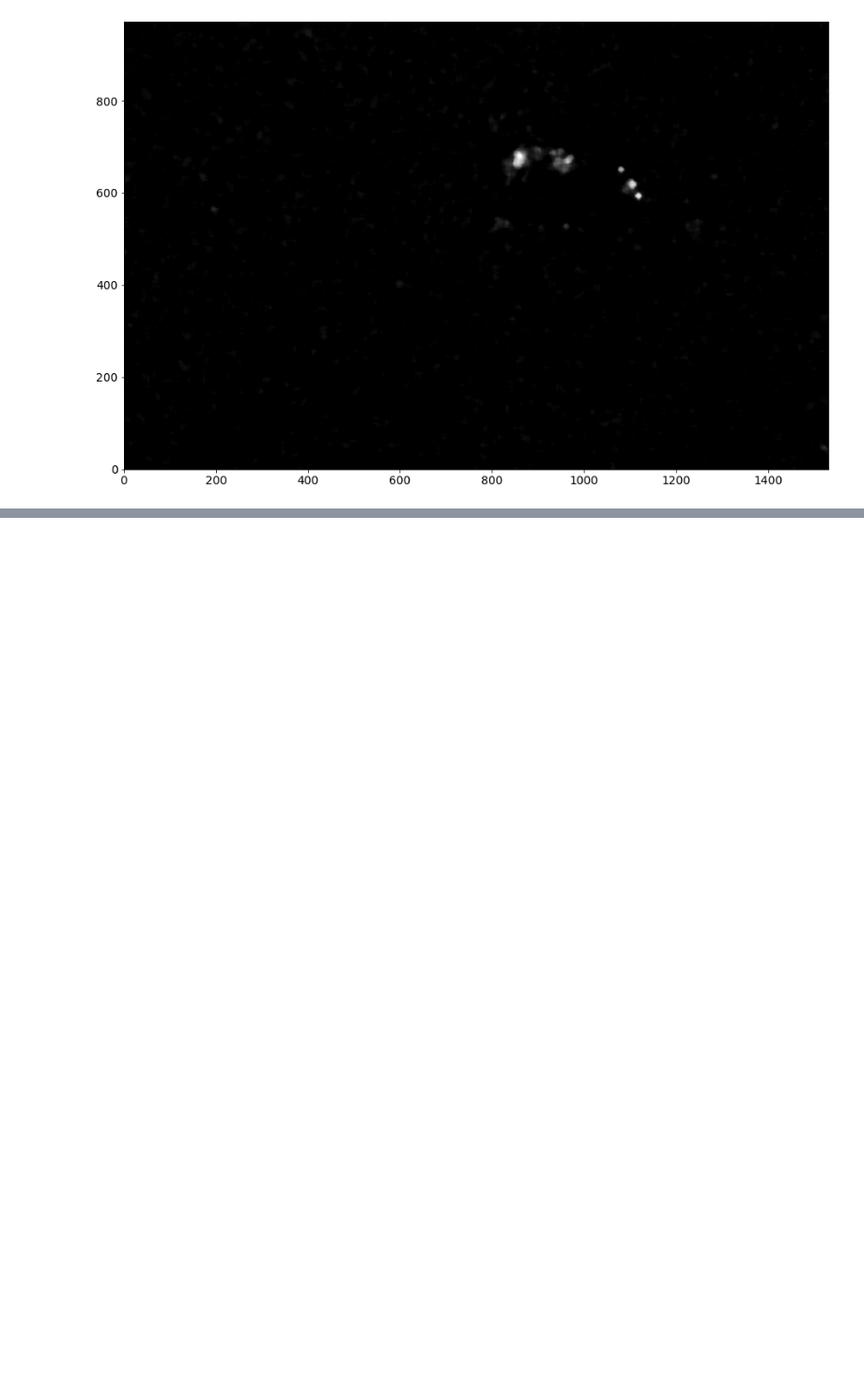
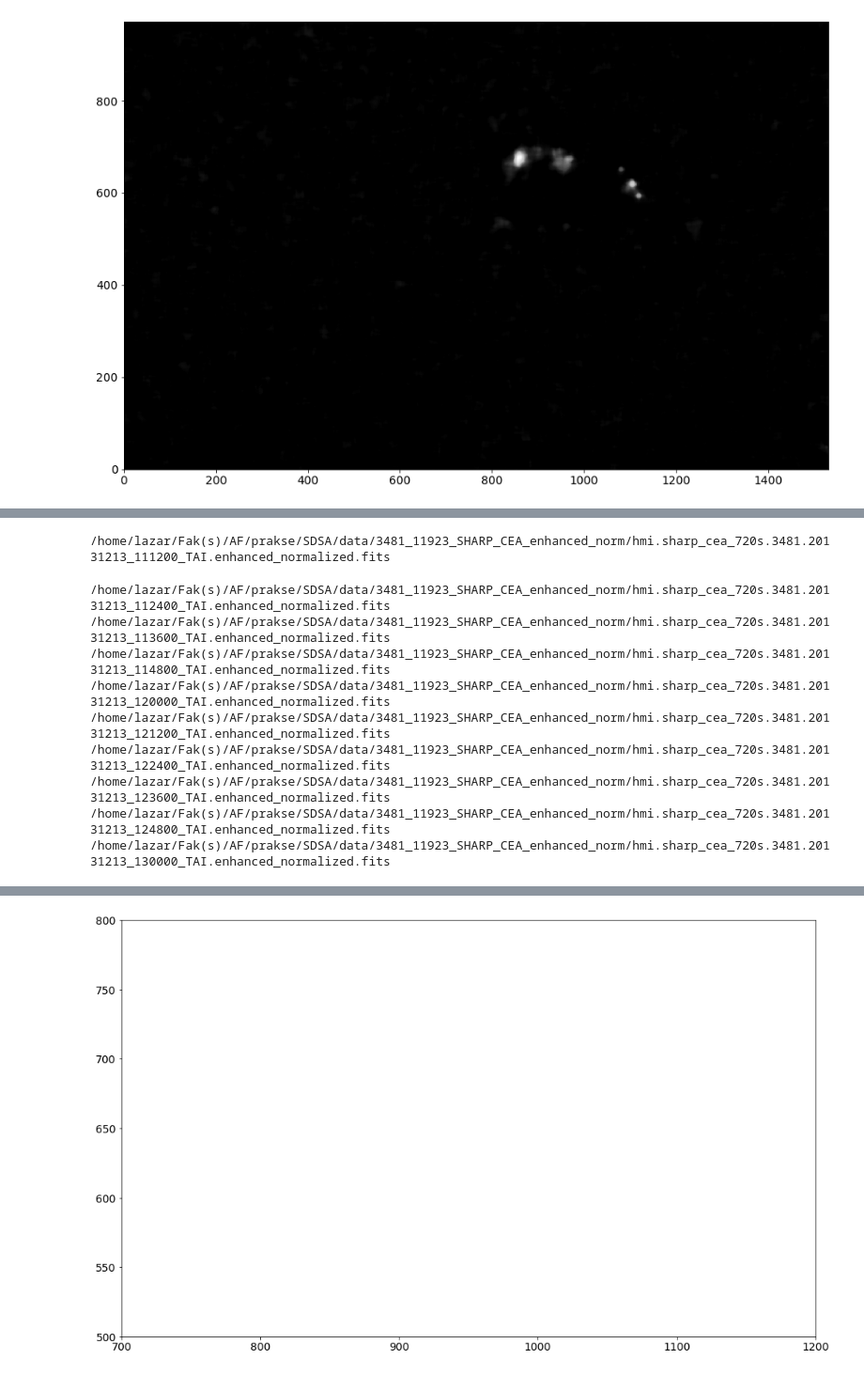
Before and after one commit to lzivadinovic/ondrejov_internship_2019, a Jupyter notebook: helper_testing_notebooks/stara_test.ipynb, the cells around one changed output, grey strips where cells are left out. Shown at 94% size. Saved outputs shown, nothing was run; the diff lists cells and outputs as text; code cells hidden in the pictures; blank space fills up the shorter version.

```diff
--- a/helper_testing_notebooks/stara_test.ipynb
+++ b/helper_testing_notebooks/stara_test.ipynb
@@ -163,0 +182,31 @@ plt.show()
+# %%
+from celluloid import Camera
+fig, ax = plt.subplots()
+camera = Camera(fig)
+ax.set_xlim([700, 1200])
+ax.set_ylim([500, 800])
+
+for i in range(600,610):
+    print(cont_list[i])
+    mapa = sunpy.map.Map(cont_list[i])
+    segments, labelz = detekt_shit(mapa, sqr=8, dsk=20)
+    plt.imshow(mapa.data, origin='lower',cmap='gray')
+    #mapa.plot()
+    ax.contour(segments, levels=0)
+    camera.snap()
+
+animation = camera.animate(interval=300)
+#uncomment this for live preview in jupyter notebook
+from IPython.display import HTML
+HTML(animation.to_html5_video())
+# %% [output]
+/home/lazar/Fak(s)/AF/prakse/SDSA/data/3481_11923_SHARP_CEA_enhanced_norm/hmi.sharp_cea_720s.3481.20131213_111200_TAI.enhanced_normalized.fits
+/home/lazar/Fak(s)/AF/prakse/SDSA/data/3481_11923_SHARP_CEA_enhanced_norm/hmi.sharp_cea_720s.3481.20131213_112400_TAI.enhanced_normalized.fits
+/home/lazar/Fak(s)/AF/prakse/SDSA/data/3481_11923_SHARP_CEA_enhanced_norm/hmi.sharp_cea_720s.3481.20131213_113600_TAI.enhanced_normalized.fits
+/home/lazar/Fak(s)/AF/prakse/SDSA/data/3481_11923_SHARP_CEA_enhanced_norm/hmi.sharp_cea_720s.3481.20131213_114800_TAI.enhanced_normalized.fits
+/home/lazar/Fak(s)/AF/prakse/SDSA/data/3481_11923_SHARP_CEA_enhanced_norm/hmi.sharp_cea_720s.3481.20131213_120000_TAI.enhanced_normalized.fits
+/home/lazar/Fak(s)/AF/prakse/SDSA/data/3481_11923_SHARP_CEA_enhanced_norm/hmi.sharp_cea_720s.3481.20131213_121200_TAI.enhanced_normalized.fits
+/home/lazar/Fak(s)/AF/prakse/SDSA/data/3481_11923_SHARP_CEA_enhanced_norm/hmi.sharp_cea_720s.3481.20131213_122400_TAI.enhanced_normalized.fits
+/home/lazar/Fak(s)/AF/prakse/SDSA/data/3481_11923_SHARP_CEA_enhanced_norm/hmi.sharp_cea_720s.3481.20131213_123600_TAI.enhanced_normalized.fits
+/home/lazar/Fak(s)/AF/prakse/SDSA/data/3481_11923_SHARP_CEA_enhanced_norm/hmi.sharp_cea_720s.3481.20131213_124800_TAI.enhanced_normalized.fits
+/home/lazar/Fak(s)/AF/prakse/SDSA/data/3481_11923_SHARP_CEA_enhanced_norm/hmi.sharp_cea_720s.3481.20131213_130000_TAI.enhanced_normalized.fits
@@ -163,0 +214 @@ plt.show()
+[figure, added]
```
Also changed, not shown: parts of 12 cells of this notebook, 3 other files.
